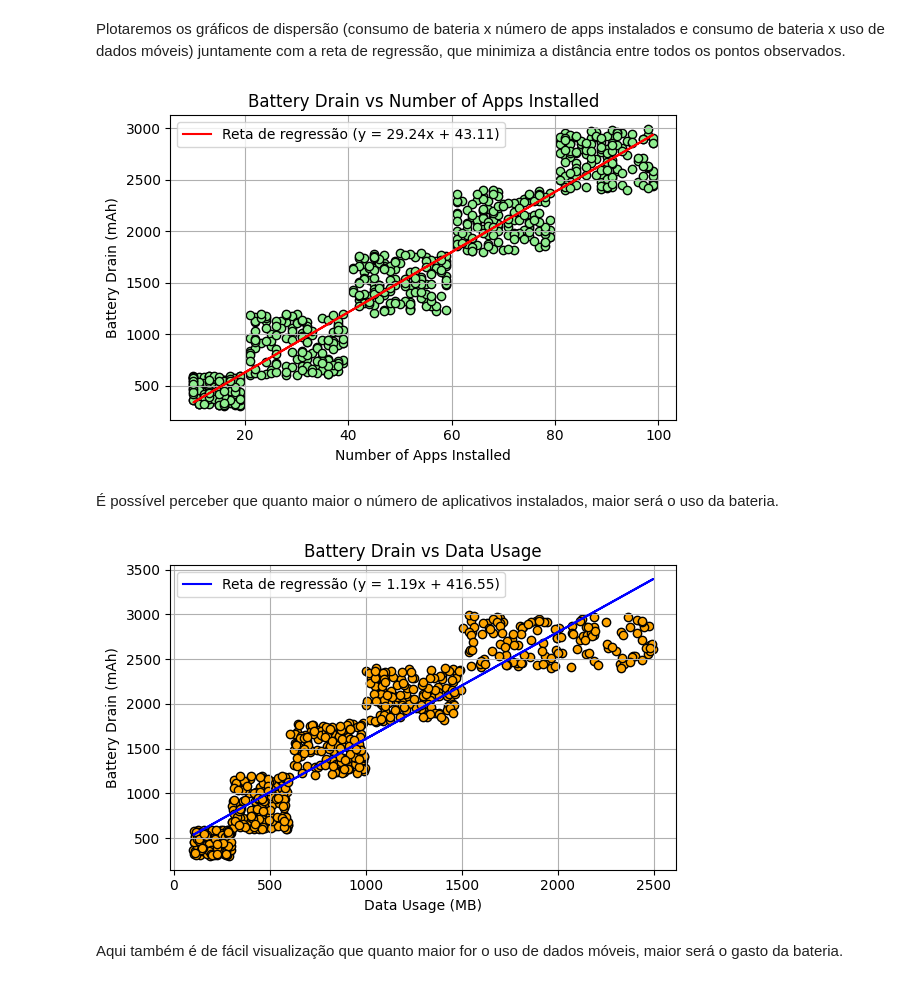
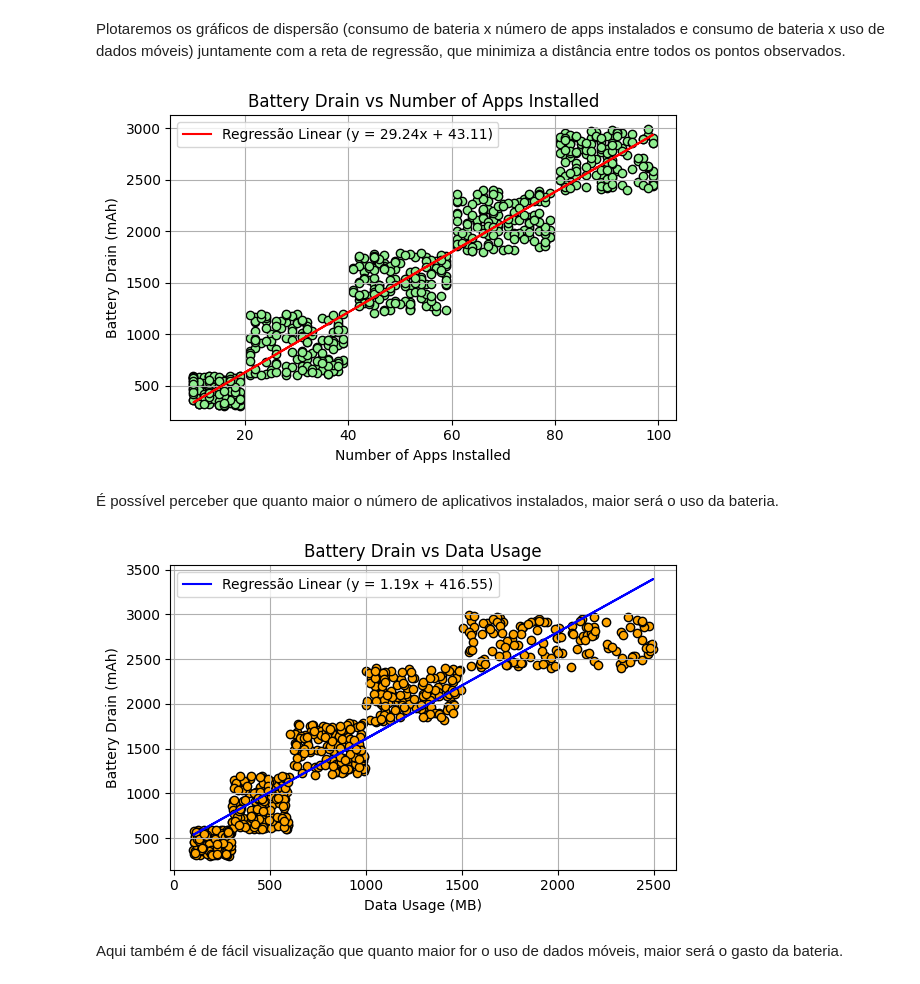
Before and after one commit to aninhaborges/trabalho-final-org-dados, a Jupyter notebook: user-behavior/UserBehavior.ipynb, the cells around one changed output. Drawn from its saved outputs; the diff is of its cells as text; code cells hidden in the pictures.

```diff
--- a/user-behavior/UserBehavior.ipynb
+++ b/user-behavior/UserBehavior.ipynb
@@ -359,22 +359,22 @@ Plotaremos os gráficos de dispersão (consumo de bateria x número de apps inst
 # %%
 # Battery Drain x Number of Apps Installed
 
 x= df['Number of Apps Installed']
 y= df['Battery Drain (mAh/day)']
 m, b = np.polyfit(x, y, 1)  # 1 para regressão linear
 
 plt.figure(figsize=(6, 4))
 plt.scatter(x, y, color='lightgreen', edgecolor='black')
-plt.plot(x, m * x + b, color='red', label=f'Reta de regressão (y = {m:.2f}x + {b:.2f})')
+plt.plot(x, m * x + b, color='red', label=f'Regressão Linear (y = {m:.2f}x + {b:.2f})')
 plt.title('Battery Drain vs Number of Apps Installed')
 plt.xlabel('Number of Apps Installed')
 plt.ylabel('Battery Drain (mAh)')
 plt.legend()
 plt.grid(True)
 plt.tight_layout()
 plt.show()
 # %% [output]
-[figure, old version]
+[figure, new version]
 # %% [markdown]
 É possível perceber que quanto maior o número de aplicativos instalados, maior será o uso da bateria.
 # %%
@@ -387,7 +387,7 @@ m, b = np.polyfit(x, y, 1)
 
 plt.figure(figsize=(6, 4))
 plt.scatter(x, y, color='orange', edgecolor='black')
-plt.plot(x, m * x + b, color='blue', label=f'Reta de regressão (y = {m:.2f}x + {b:.2f})')
+plt.plot(x, m * x + b, color='blue', label=f'Regressão Linear (y = {m:.2f}x + {b:.2f})')
 
 plt.title('Battery Drain vs Data Usage')
 plt.xlabel('Data Usage (MB)')
@@ -398,6 +398,6 @@ plt.grid(True)
 plt.tight_layout()
 plt.show()
 # %% [output]
-[figure, old version]
+[figure, new version]
 # %% [markdown]
 Aqui também é de fácil visualização que quanto maior for o uso de dados móveis, maior será o gasto da bateria.
```
